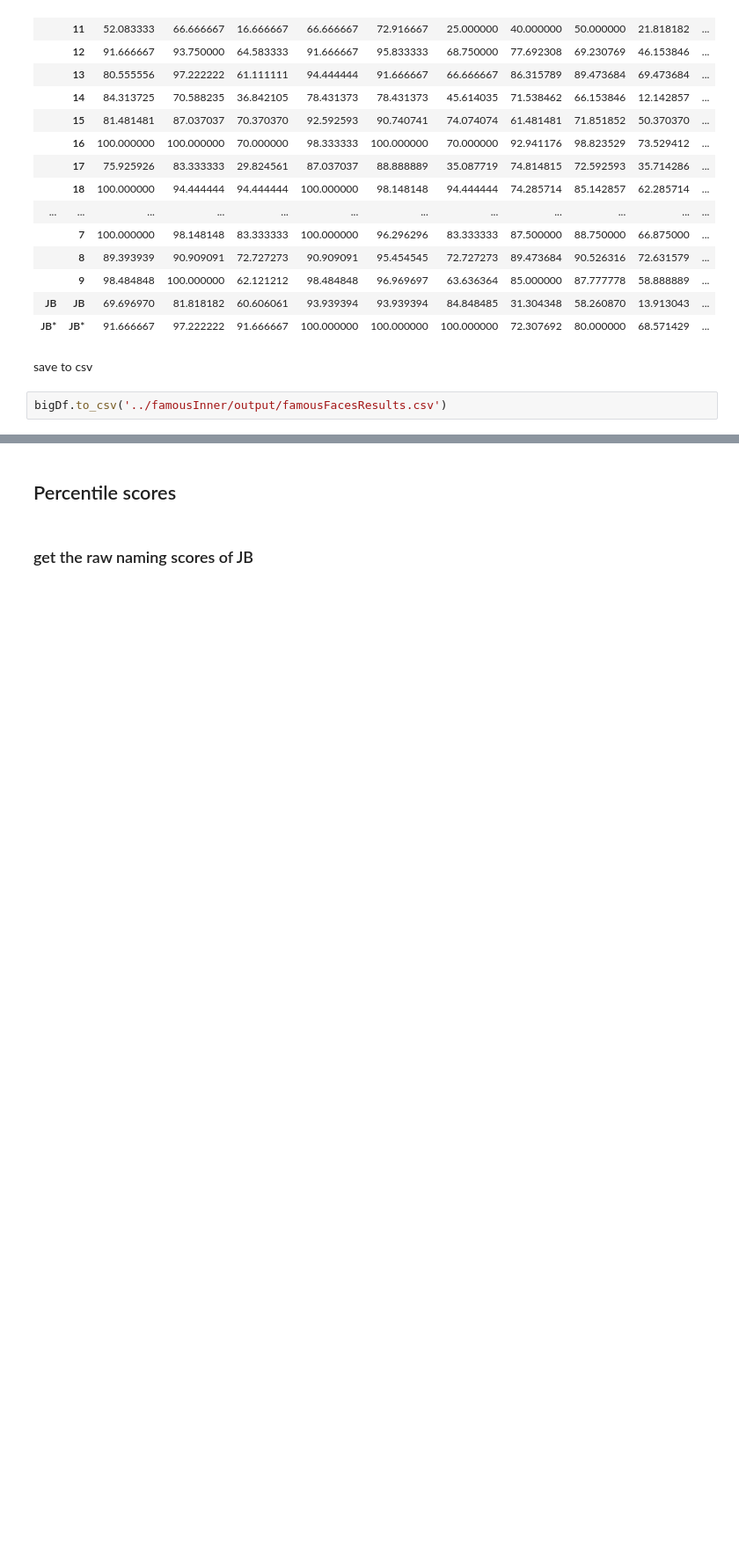
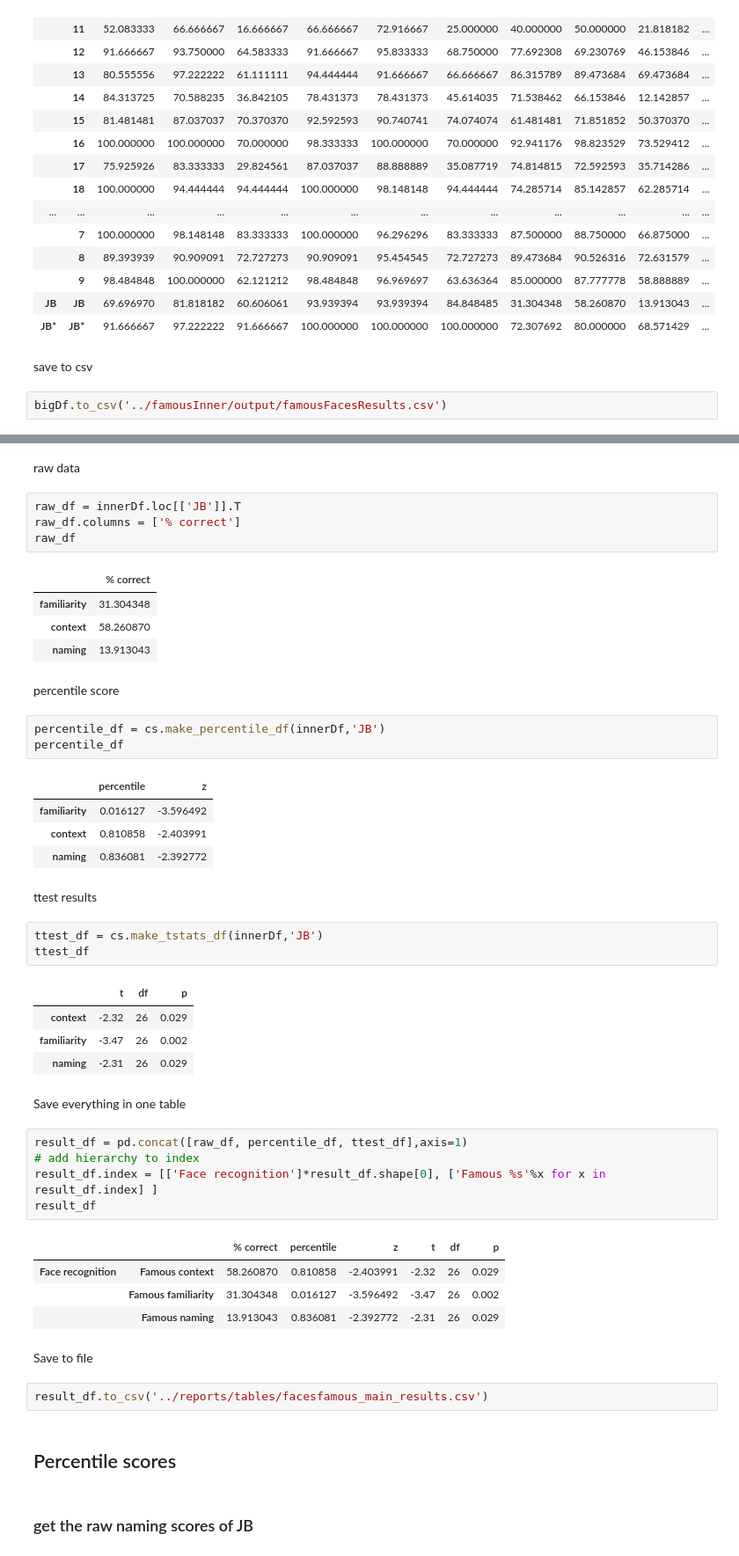
Before and after one commit to mwegrzyn/hiddenIdentityOfFaces, a Jupyter notebook: notebooks/famousFaces_005_resultSummary.ipynb, the cells around one changed output, grey strips where cells are left out. Shown: that part at 88% size. Drawn from its saved outputs; the diff is of its cells as text; blank space fills up the shorter version.

```diff
--- a/notebooks/famousFaces_005_resultSummary.ipynb
+++ b/notebooks/famousFaces_005_resultSummary.ipynb
@@ -62,3 +90,50 @@ bigDf.to_csv('../famousInner/output/famousFacesResults.csv')
+# %% [markdown]
+raw data
+# %%
+raw_df = innerDf.loc[['JB']].T
+raw_df.columns = ['% correct']
+raw_df
+# %% [output]
+|  | % correct |
+| familiarity | 31.304348 |
+| context | 58.260870 |
+| naming | 13.913043 |
+# %% [markdown]
+percentile score
+# %%
+percentile_df = cs.make_percentile_df(innerDf,'JB')
+percentile_df
+# %% [output]
+|  | percentile | z |
+| familiarity | 0.016127 | -3.596492 |
+| context | 0.810858 | -2.403991 |
+| naming | 0.836081 | -2.392772 |
+# %% [markdown]
+ttest results
+# %%
+ttest_df = cs.make_tstats_df(innerDf,'JB')
+ttest_df
+# %% [output]
+|  | t | df | p |
+| context | -2.32 | 26 | 0.029 |
+| familiarity | -3.47 | 26 | 0.002 |
+| naming | -2.31 | 26 | 0.029 |
+# %% [markdown]
+Save everything in one table
+# %%
+result_df = pd.concat([raw_df, percentile_df, ttest_df],axis=1)
+# add hierarchy to index
+result_df.index = [['Face recognition']*result_df.shape[0], ['Famous %s'%x for x in result_df.index] ]
+result_df
+# %% [output]
+|  |  | % correct | percentile | z | t | df | p |
+| Face recognition | Famous context | 58.260870 | 0.810858 | -2.403991 | -2.32 | 26 | 0.029 |
+|  | Famous familiarity | 31.304348 | 0.016127 | -3.596492 | -3.47 | 26 | 0.002 |
+|  | Famous naming | 13.913043 | 0.836081 | -2.392772 | -2.31 | 26 | 0.029 |
+# %% [markdown]
+Save to file
+# %%
+result_df.to_csv('../reports/tables/facesfamous_main_results.csv')
 # %% [markdown]
 ## Percentile scores
 # %% [markdown]
```
Also changed, not shown: parts of 7 cells of this notebook, 16 other files.
